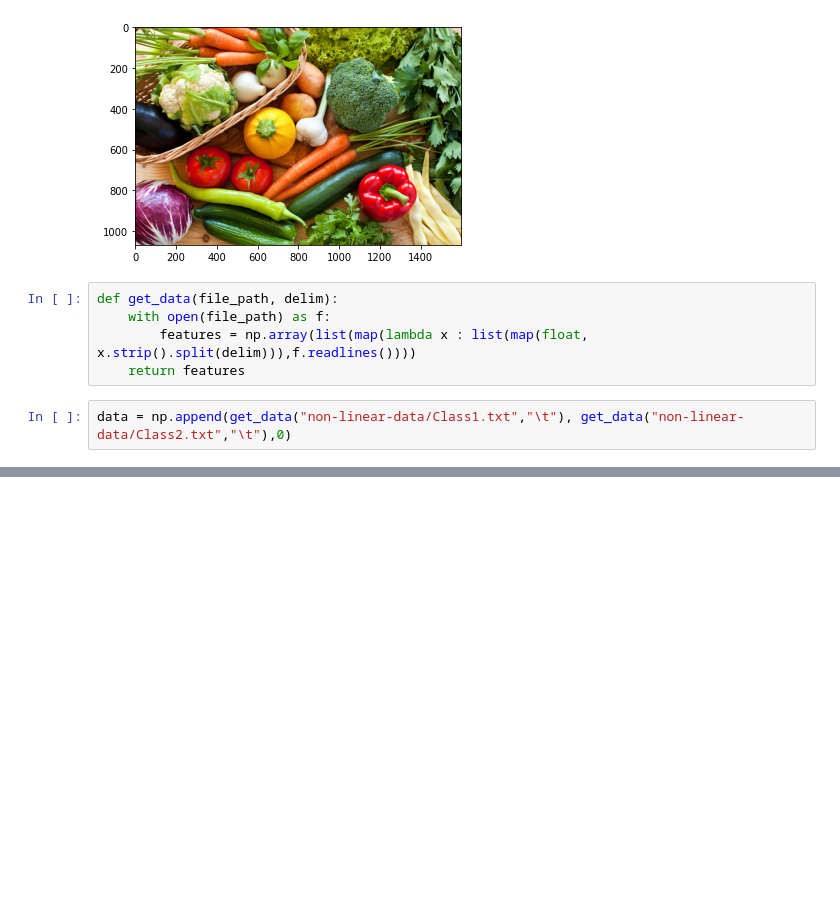
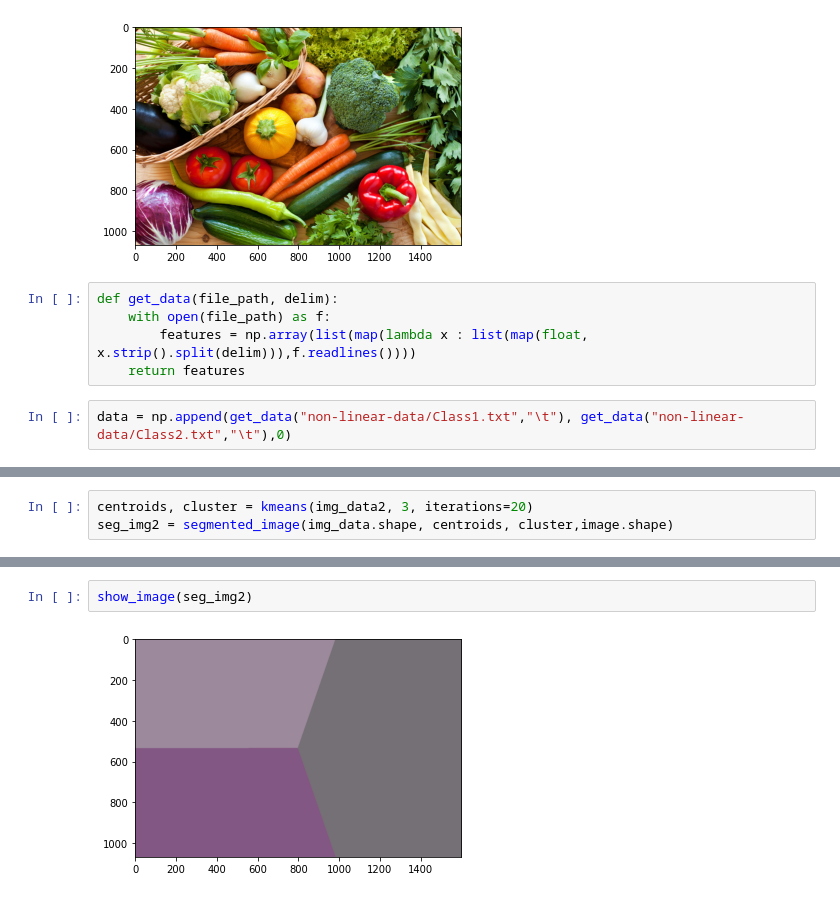
Before and after one commit to ShubhamPandey28/Academic-trash, a Jupyter notebook: CS-669/Assignment_2/Untitled.ipynb, the cells around one changed output, grey strips where cells are left out. Saved outputs shown, nothing was run; the diff lists cells and outputs as text; blank space fills up the shorter version.

```diff
--- a/CS-669/Assignment_2/Untitled.ipynb
+++ b/CS-669/Assignment_2/Untitled.ipynb
@@ -169,0 +325,3 @@ KeyboardInterrupt:
+# %%
+centroids, cluster = kmeans(img_data2, 3, iterations=20)
+seg_img2 = segmented_image(img_data.shape, centroids, cluster,image.shape)
@@ -169,0 +346,4 @@ KeyboardInterrupt:
+# %%
+show_image(seg_img2)
+# %% [output]
+[figure, added]
```
Also changed, not shown: parts of 17 cells of this notebook, 2 other files.
